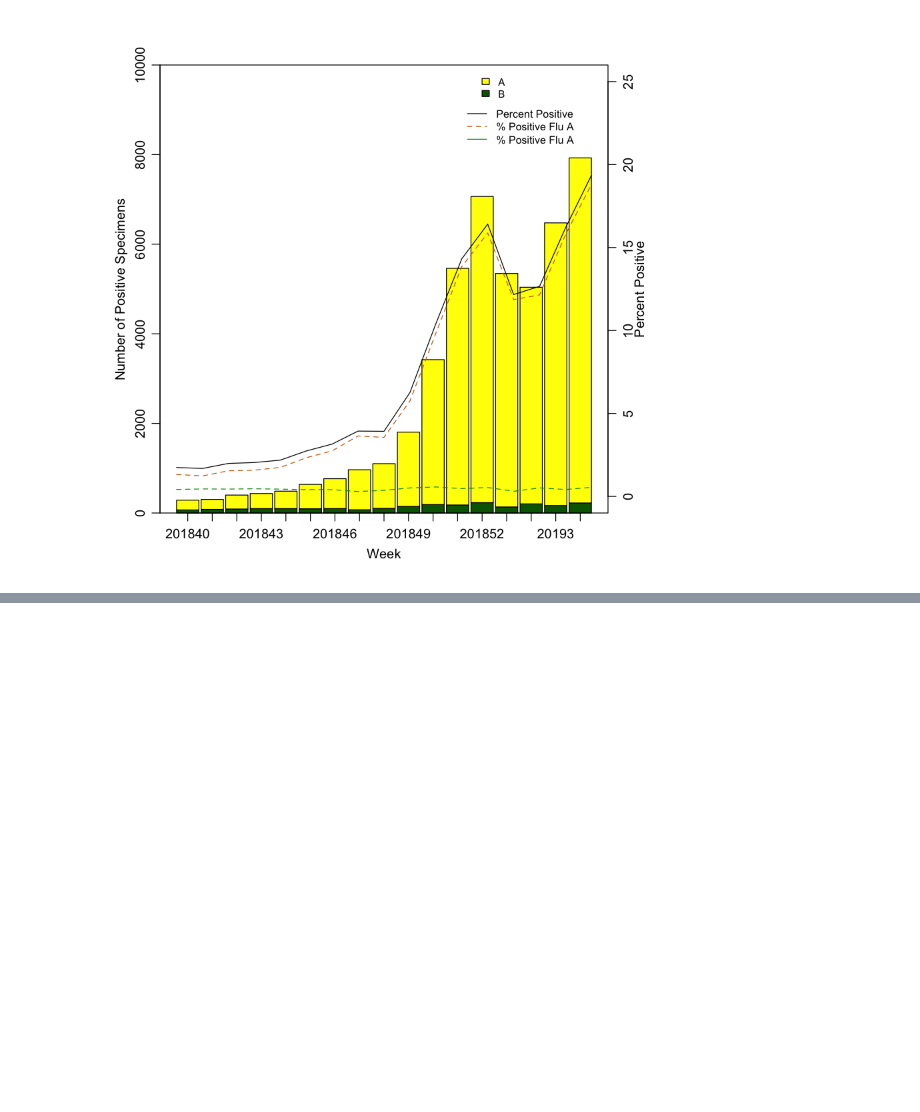
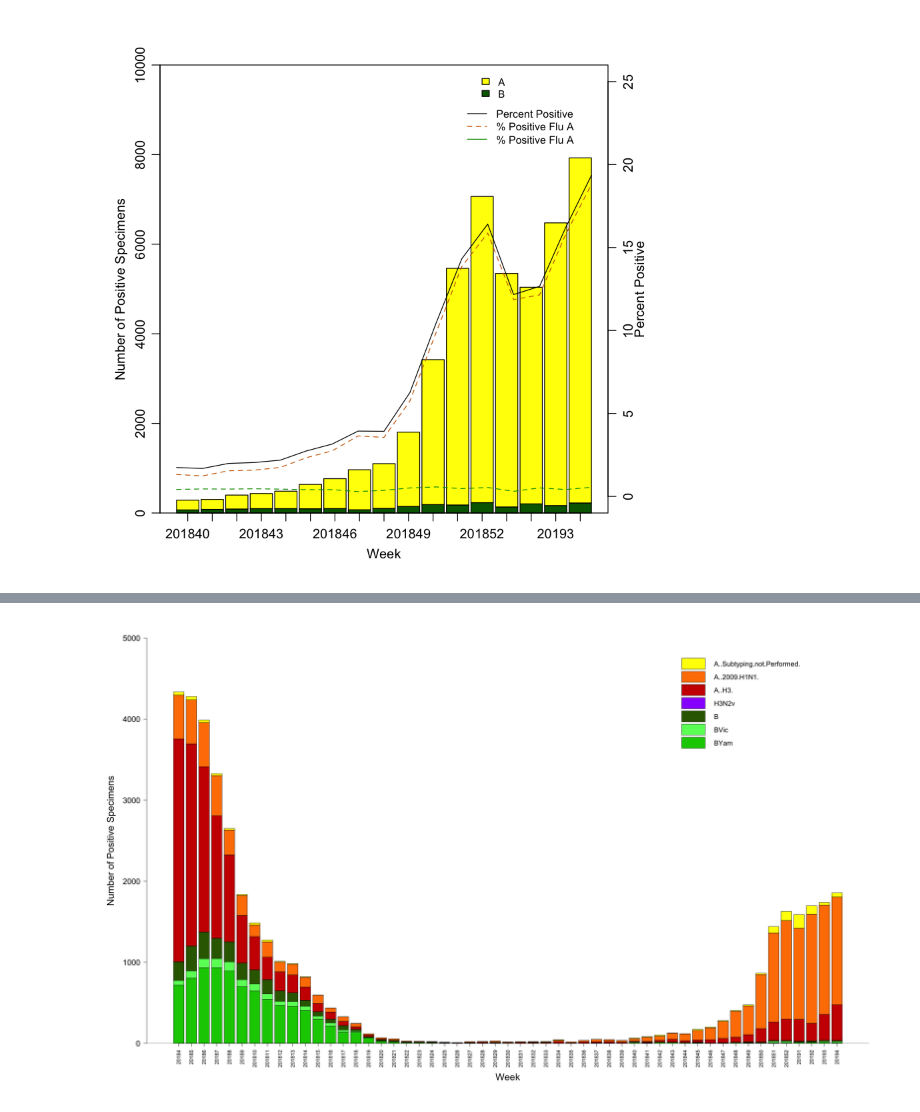
Before and after one commit to nullbringer/Exploratory-Data-Analysis, a Jupyter notebook: Lab1/part2/Lab1Part2.ipynb, the cells around one changed output, grey strips where cells are left out. Saved outputs shown, nothing was run; the diff lists cells and outputs as text; code cells hidden in the pictures; blank space fills up the shorter version.

Commit message:
Stacked barplot for 52 weeks data

```diff
--- a/Lab1/part2/Lab1Part2.ipynb
+++ b/Lab1/part2/Lab1Part2.ipynb
@@ -81 +91,17 @@ p + theme(legend.position="bottom",
 [figure]
+# %%
+par(mar=c(8, 8, 3, 3))
+ptests<-read.csv("WHO_NREVSS_Public_Health_Labs_52.csv", skip = 1)
+ptestsR <- ptests[17:69, c(1,2,3,4,5,11,10,9,12,7,6,8)]
+year <- ptestsR[,3]
+weeks <- ptestsR[,4]
+weekLabel <- paste0(year, weeks)
+colors <- c("#00CC00", "#66FF66", "#336600", "#9933FF", "#CC0000", "#FF8000", "#FFFF00")
+
+plt <- barplot(as.matrix(as.data.frame(t(ptestsR[,6:12]))),beside=F, names.arg=weekLabel, las=2,ylim=c(0,5000),col=colors,axis.lty="solid", cex.lab=2, cex.axis=1.5)
+legend("topleft",inset=c(0.7,0.02),rownames(t(ptestsR[12:6])),fill=rev(colors), cex = 1.3, box.lty=0,x.intersp=0.3, y.intersp=0.6)
+mtext("Week", side = 1, line = 5, cex = 1.8)
+mtext("Number of Positive Specimens", side = 2, line = 5, cex = 1.8)
+abline(h=0)
+# %% [output]
+[figure, added]
```
Also changed, not shown: parts of 1 cell of this notebook, 2 other files.
